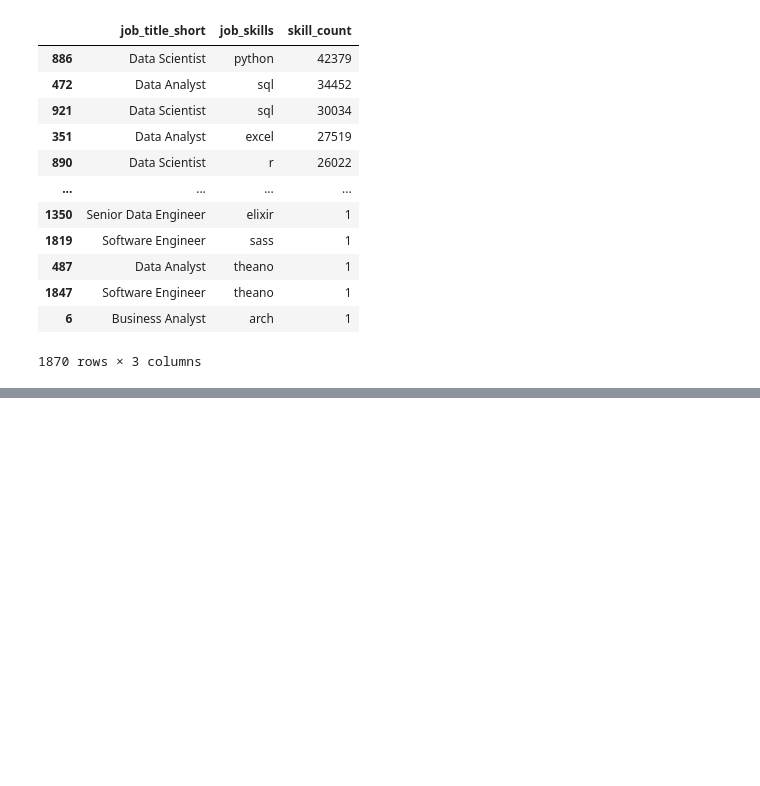
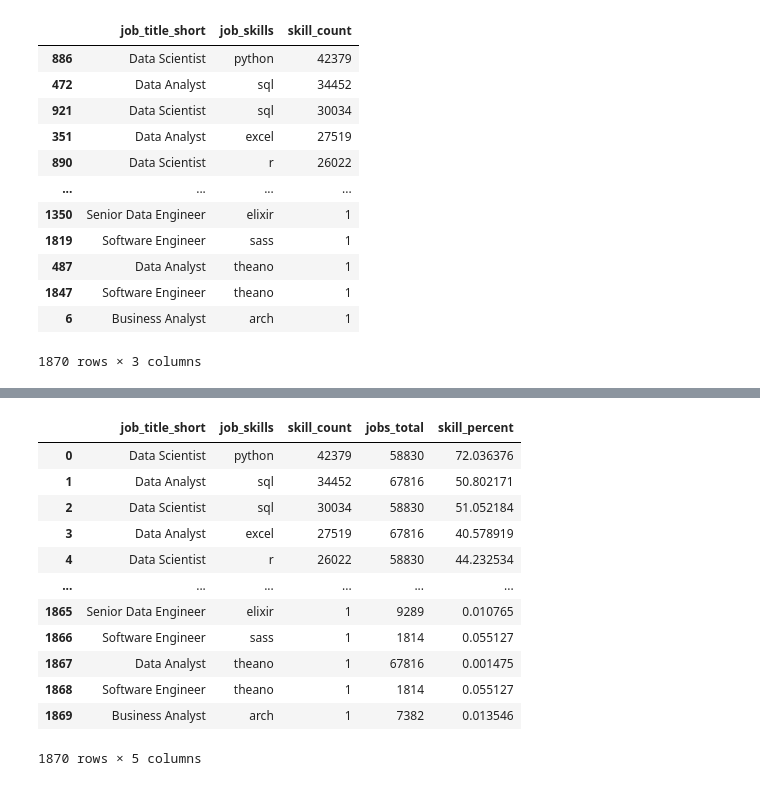
Before and after one commit to Irakib98/data_analysis_with_python, a Jupyter notebook: 3_project/2_skills_demand.ipynb, the cells around one changed output, grey strips where cells are left out. Cells and saved outputs as stored; diff of their text form; code cells hidden in the pictures; blank space fills up the shorter version.

```diff
--- a/3_project/2_skills_demand.ipynb
+++ b/3_project/2_skills_demand.ipynb
@@ -53,0 +76,18 @@ df_skills_count
+# %%
+df_skills_perc = pd.merge(df_skills_count, df_job_title_count, how='left', on='job_title_short')
+df_skills_perc['skill_percent'] = 100 * df_skills_perc['skill_count'] / df_skills_perc['jobs_total']
+df_skills_perc
+# %% [output]
+|  | job_title_short | job_skills | skill_count | jobs_total | skill_percent |
+| 0 | Data Scientist | python | 42379 | 58830 | 72.036376 |
+| 1 | Data Analyst | sql | 34452 | 67816 | 50.802171 |
+| 2 | Data Scientist | sql | 30034 | 58830 | 51.052184 |
+| 3 | Data Analyst | excel | 27519 | 67816 | 40.578919 |
+| 4 | Data Scientist | r | 26022 | 58830 | 44.232534 |
+| ... | ... | ... | ... | ... | ... |
+| 1865 | Senior Data Engineer | elixir | 1 | 9289 | 0.010765 |
+| 1866 | Software Engineer | sass | 1 | 1814 | 0.055127 |
+| 1867 | Data Analyst | theano | 1 | 67816 | 0.001475 |
+| 1868 | Software Engineer | theano | 1 | 1814 | 0.055127 |
+| 1869 | Business Analyst | arch | 1 | 7382 | 0.013546 |
+1870 rows × 5 columns
```
Also changed, not shown: parts of 4 cells of this notebook.
